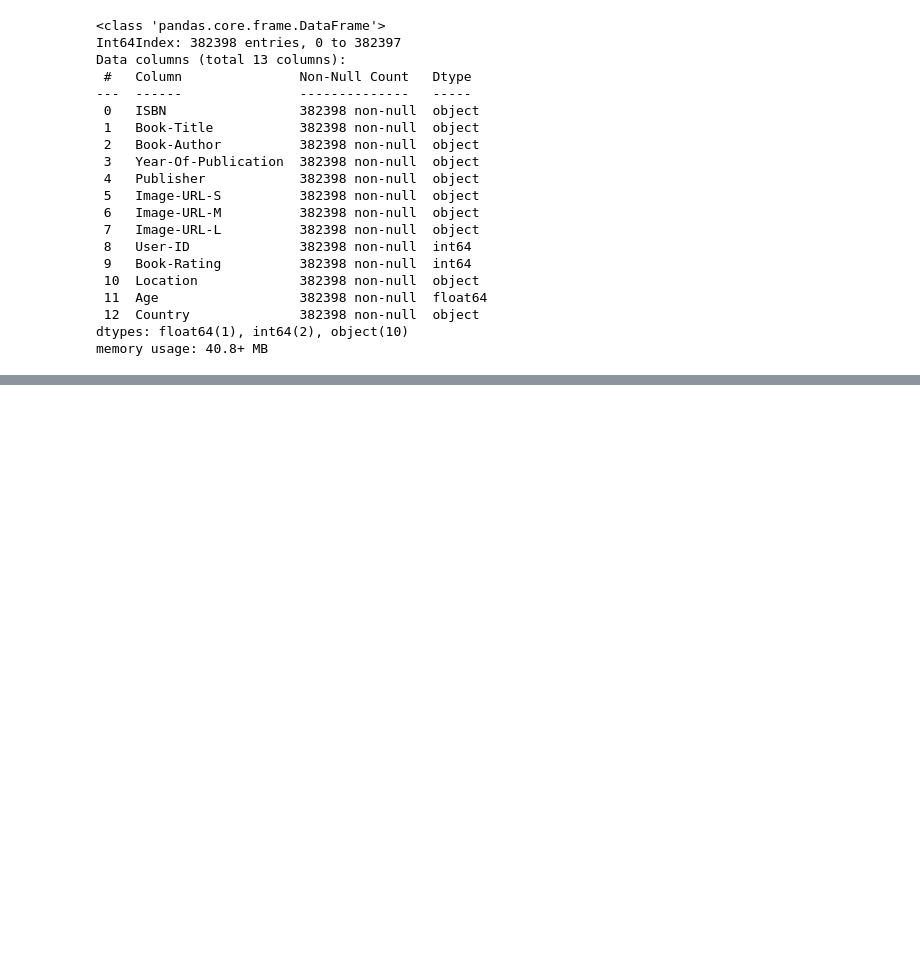
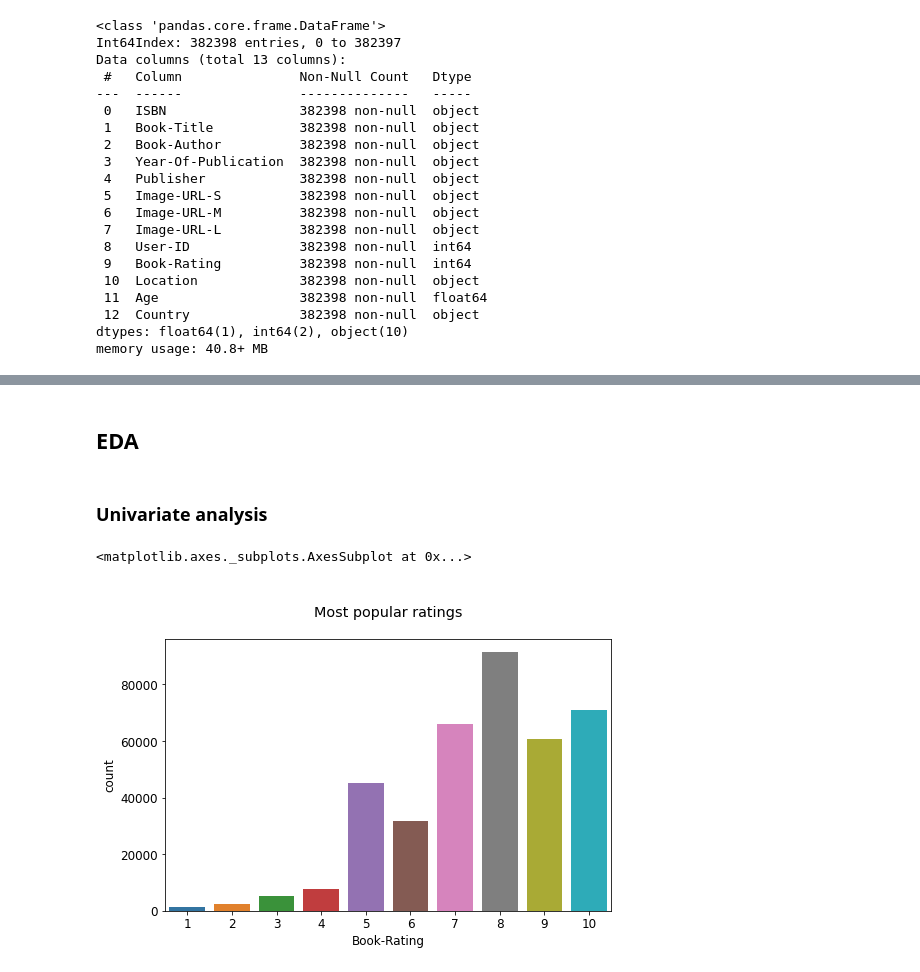
Before and after one commit to ghanalk1/Book-Recommendation-System, a Jupyter notebook: Rough_brs.ipynb, the cells around one changed output, grey strips where cells are left out. Saved outputs shown, nothing was run; the diff lists cells and outputs as text; code cells hidden in the pictures; blank space fills up the shorter version.

```diff
--- a/Rough_brs.ipynb
+++ b/Rough_brs.ipynb
@@ -613,0 +641,5 @@ memory usage: 40.8+ MB
+# %%
+# on searching for this book we came to know about its author
+df.loc[299049, 'Book-Author'] = 'Cynthia O Neill'
+df.loc[299049, 'Year-Of-Publication'] = 2000
+df.loc[299049, 'Publisher'] = 'DK Publishing Inc'
@@ -613,0 +664,3 @@ memory usage: 40.8+ MB
+# %%
+# changing dtype of year of publication
+df['Year-Of-Publication'] = df['Year-Of-Publication'].astype(int)
@@ -613,0 +677,13 @@ memory usage: 40.8+ MB
+# %% [markdown]
+## **EDA**
+# %% [markdown]
+### **Univariate analysis**
+# %%
+# most popular rating
+plt.figure(figsize=[8,5])
+plt.rc('font', size=12)
+plt.title('\nMost popular ratings\n')
+sns.countplot(data=df, x='Book-Rating')
+# %% [output]
+<matplotlib.axes._subplots.AxesSubplot at 0x...>
+[figure, added]
```
Also changed, not shown: parts of 16 cells of this notebook.
